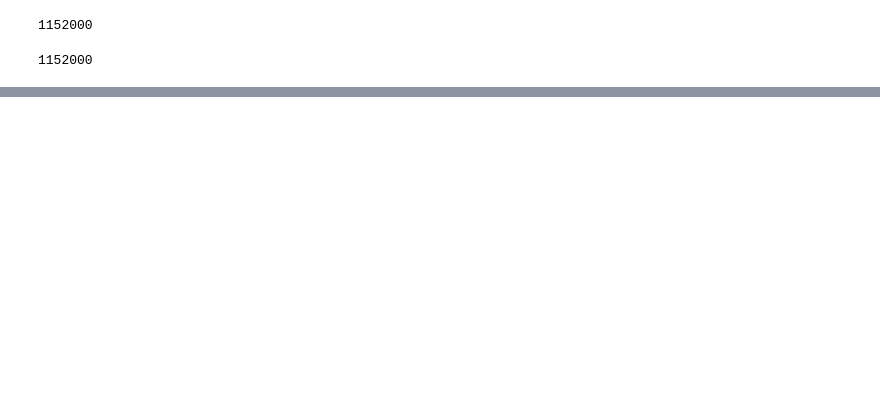
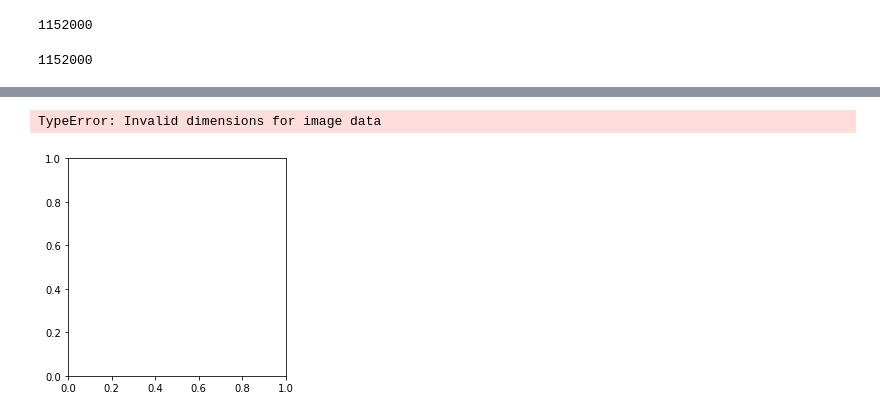
Before and after one commit to EdwardZheng0312/3ddatadiver, a Jupyter notebook: doc/AFM_Explortation.ipynb, the cells around one changed output, grey strips where cells are left out. Saved outputs shown, nothing was run; the diff lists cells and outputs as text; code cells hidden in the pictures; blank space fills up the shorter version.

```diff
--- a/doc/AFM_Explortation.ipynb
+++ b/doc/AFM_Explortation.ipynb
@@ -698,0 +694,5 @@ len(retract_as_numpy_reshape2)
+# %%
+mat_phase = scipy.io.loadmat('FFM0012_04272018_PHASEtot.mat')
+mat_z
+# %%
+phase = mat_phase['PHASEtot']
@@ -698,0 +727,5 @@ len(retract_as_numpy_reshape2)
+# %%
+plt.imshow(phase)
+# %% [output]
+TypeError: Invalid dimensions for image data
+[figure, added]
```
Also changed, not shown: parts of 9 cells of this notebook.
